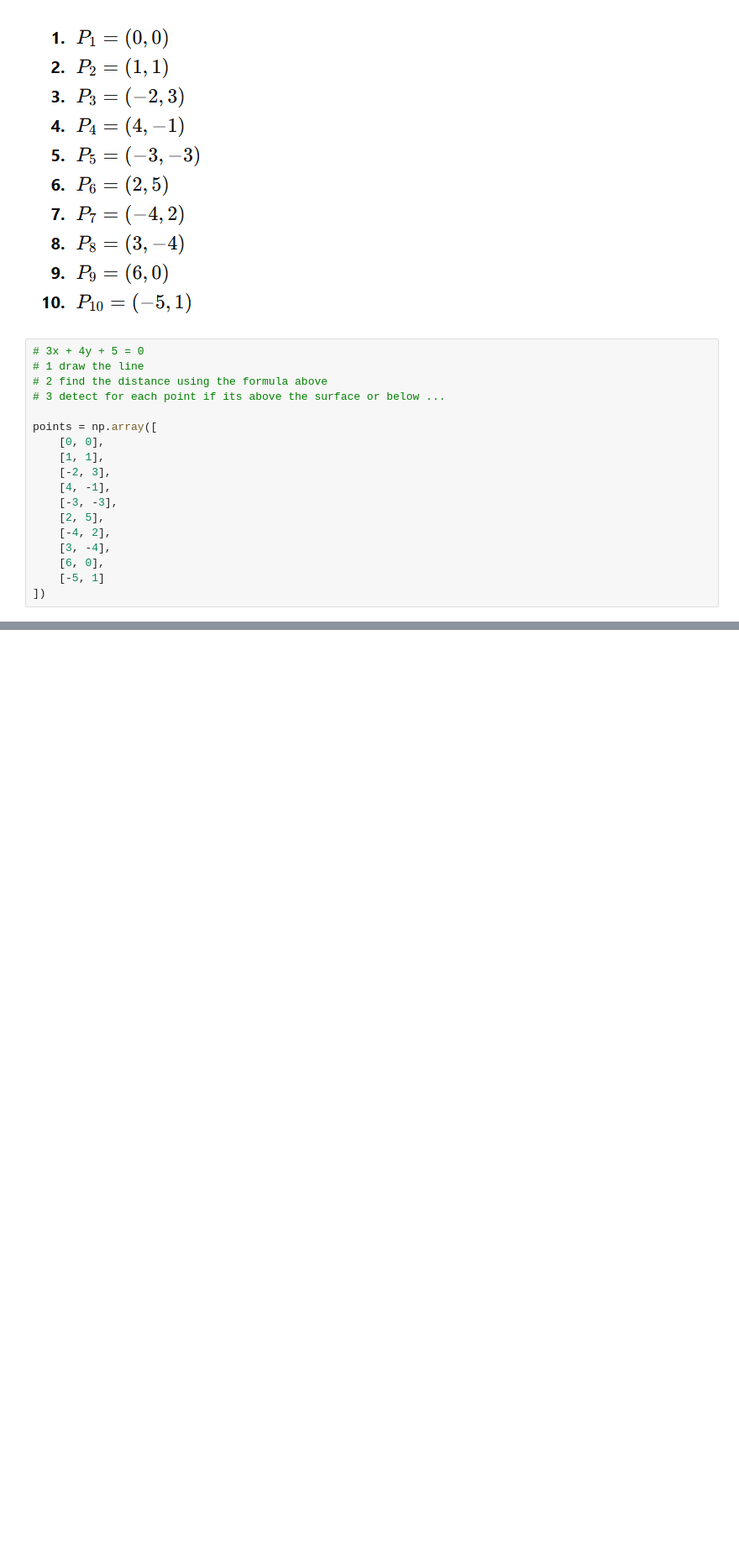
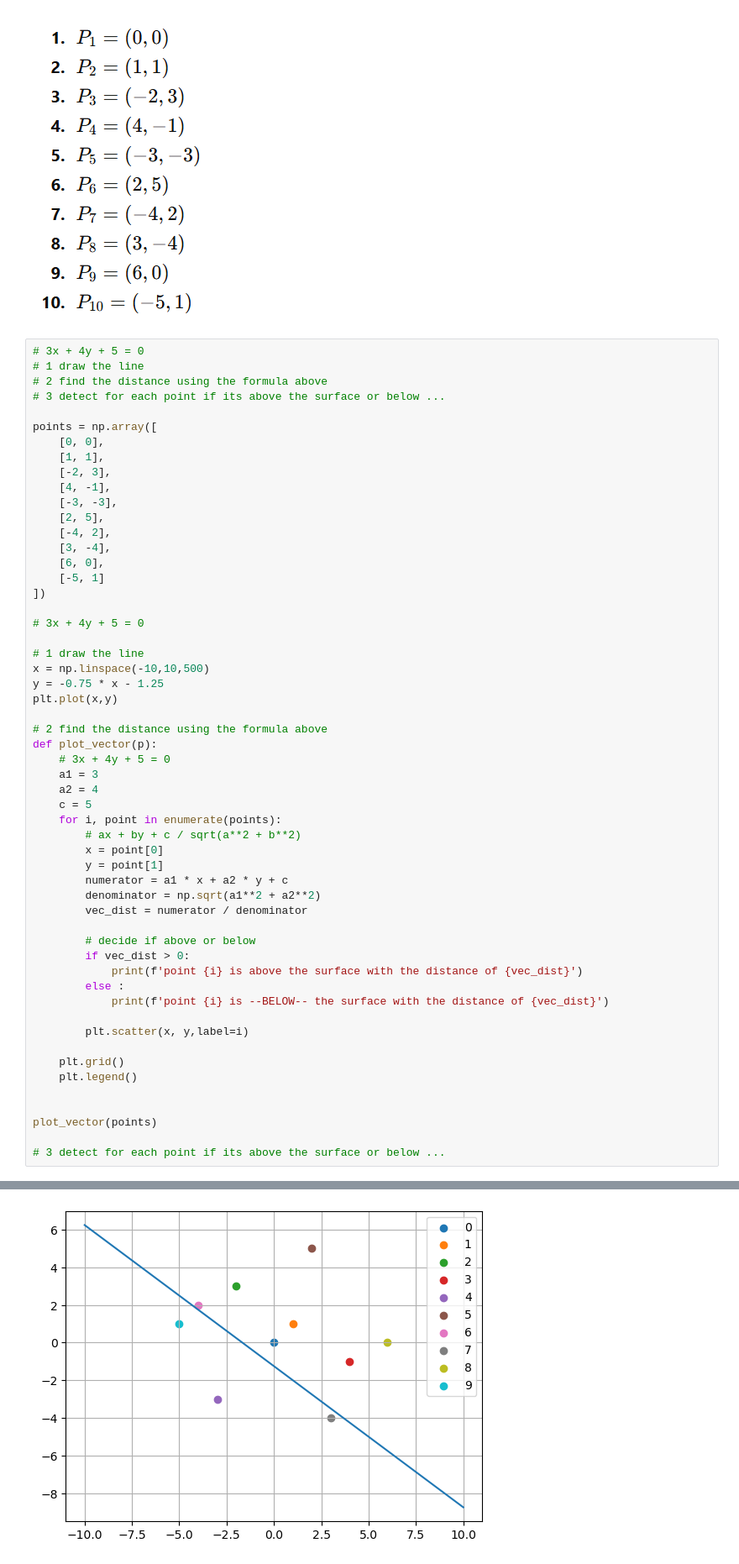
Before and after one commit to pythonai200425/20.11.2025, a Jupyter notebook: svm_1.ipynb, the cells around one changed output, grey strips where cells are left out. Shown at 84% size. Drawn from its saved outputs; the diff is of its cells as text; blank space fills up the shorter version.

```diff
--- a/svm_1.ipynb
+++ b/svm_1.ipynb
@@ -53,3 +53,41 @@ points = np.array([
     [6, 0],
     [-5, 1]
 ])
+
+# 3x + 4y + 5 = 0
+
+# 1 draw the line
+x = np.linspace(-10,10,500)
+y = -0.75 * x - 1.25
+plt.plot(x,y)
+
+# 2 find the distance using the formula above
+def plot_vector(p):
+    # 3x + 4y + 5 = 0
+    a1 = 3
+    a2 = 4
+    c = 5
+    for i, point in enumerate(points):
+        # ax + by + c / sqrt(a**2 + b**2)
+        x = point[0]
+        y = point[1]
+        numerator = a1 * x + a2 * y + c
+        denominator = np.sqrt(a1**2 + a2**2)
+        vec_dist = numerator / denominator
+
+        # decide if above or below
+        if vec_dist > 0:
+            print(f'point {i} is above the surface with the distance of {vec_dist}')
+        else :
+            print(f'point {i} is --BELOW-- the surface with the distance of {vec_dist}')
+
+        plt.scatter(x, y,label=i)
+
+    plt.grid()
+    plt.legend()
+
+
+plot_vector(points)
+
+# 3 detect for each point if its above the surface or below ...
+# %% [output]
@@ -55,0 +104 @@ points = np.array([
+[figure, added]
```
Also changed, not shown: parts of 2 cells of this notebook.
